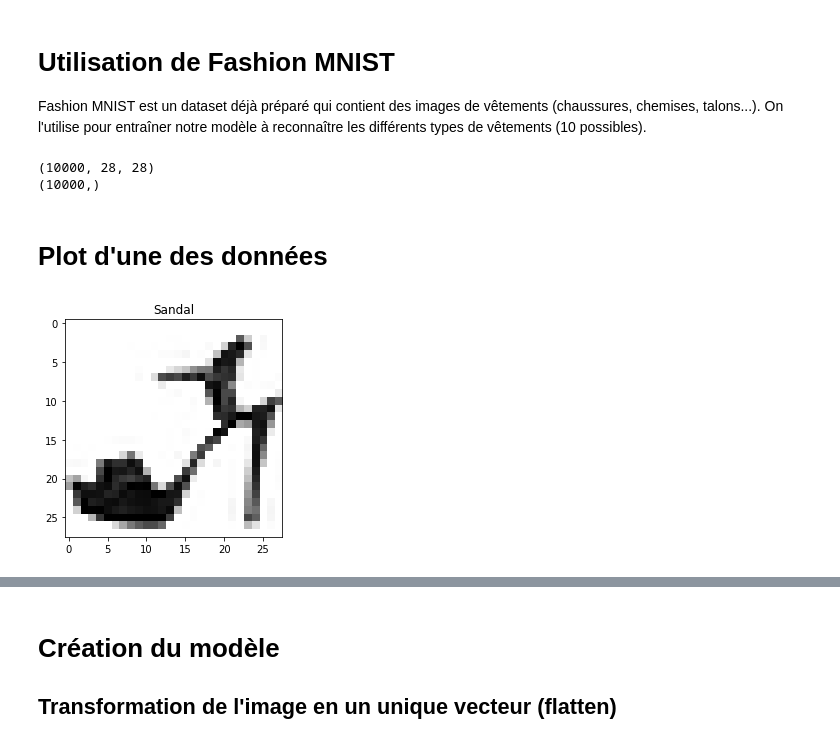
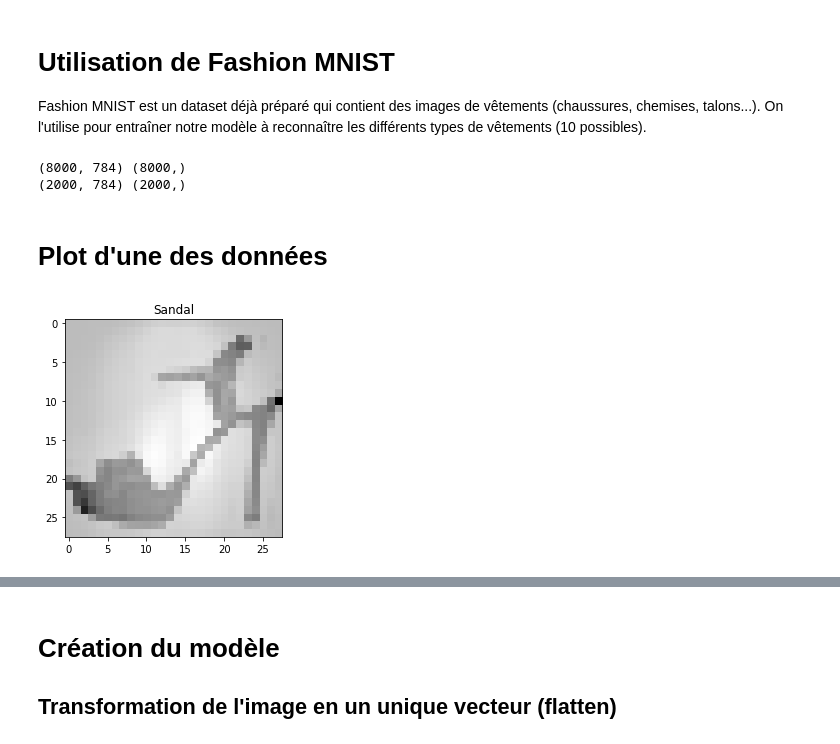
Before and after one commit to yanssou/PERSO-Apprentissage-de-TensorFlow, a Jupyter notebook: Tests pour apprendre TensorFlow.ipynb, the cells around one changed output, grey strips where cells are left out. Cells and saved outputs as stored; diff of their text form; code cells hidden in the pictures.

```diff
--- a/Tests pour apprendre TensorFlow.ipynb
+++ b/Tests pour apprendre TensorFlow.ipynb
@@ -18,6 +20,8 @@ assert hasattr(tf, "function")
 
 Fashion MNIST est un dataset déjà préparé qui contient des images de vêtements (chaussures, chemises, talons...). On l'utilise pour entraîner notre modèle à reconnaître les différents types de vêtements (10 possibles).
 # %%
+from sklearn.model_selection import train_test_split # nous permettra de creer automatiquement nos donnees de test
+
 # Import de Fashion MNIST
 fashion_mnist = tf.keras.datasets.fashion_mnist
 (images, targets), (_,_) = fashion_mnist.load_data() # recuperation des images et targets du dataset
@@ -25,20 +29,28 @@ fashion_mnist = tf.keras.datasets.fashion_mnist
 images = images[:10000]
 targets = targets[:10000]
 
-print(images.shape)
-print(targets.shape)
+images = images.reshape(-1, 784)
+images = images.astype(float)
+scaler = StandardScaler()
+images = scaler.fit_transform(images)
+
+# Creation des données de test et d'entrainement
+images_train, images_test, targets_train, targets_test = train_test_split(images, targets, test_size=0.2, random_state=1) # ici, test size = 0.2 donc on utilisera 20% de nos donnees pour en faire des donnees de test
+
+print(images_train.shape, targets_train.shape)
+print(images_test.shape, targets_test.shape)
 # %% [output]
-(10000, 28, 28)
-(10000,)
+(8000, 784) (8000,)
+(2000, 784) (2000,)
 # %% [markdown]
 # Plot d'une des données
 # %%
 # Création des classes
 targets_names = ["T-shirt/top", "Trouser", "Pullover", "Dress", "Coat", "Sandal", "Shirt", "Sneaker", "Bag", "Ankle boot"]
 
 # Affichage de la 10eme image
-plt.imshow(images[9], cmap="binary") # cmap permet de dire que l'image est en gris donc pas de couleurs
+plt.imshow(images[9].reshape(28, 28), cmap="binary") # cmap permet de dire que l'image est en gris donc pas de couleurs
 plt.title(targets_names[targets[9]])
 plt.show()
 # %% [output]
-[figure, old version]
+[figure, new version]
```
Also changed, not shown: parts of 21 cells of this notebook, 1 other file.
